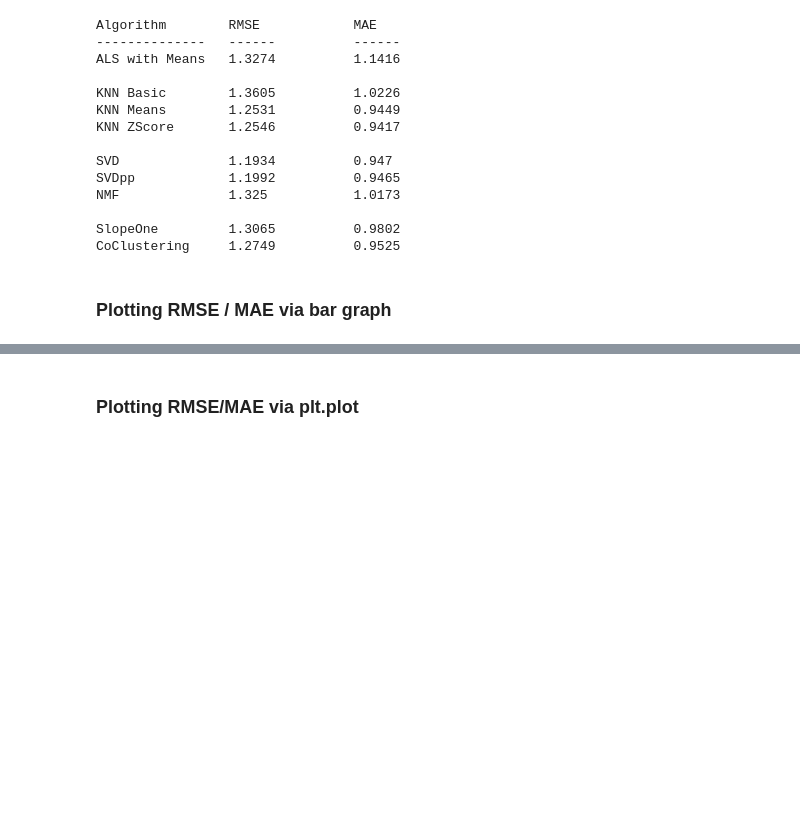
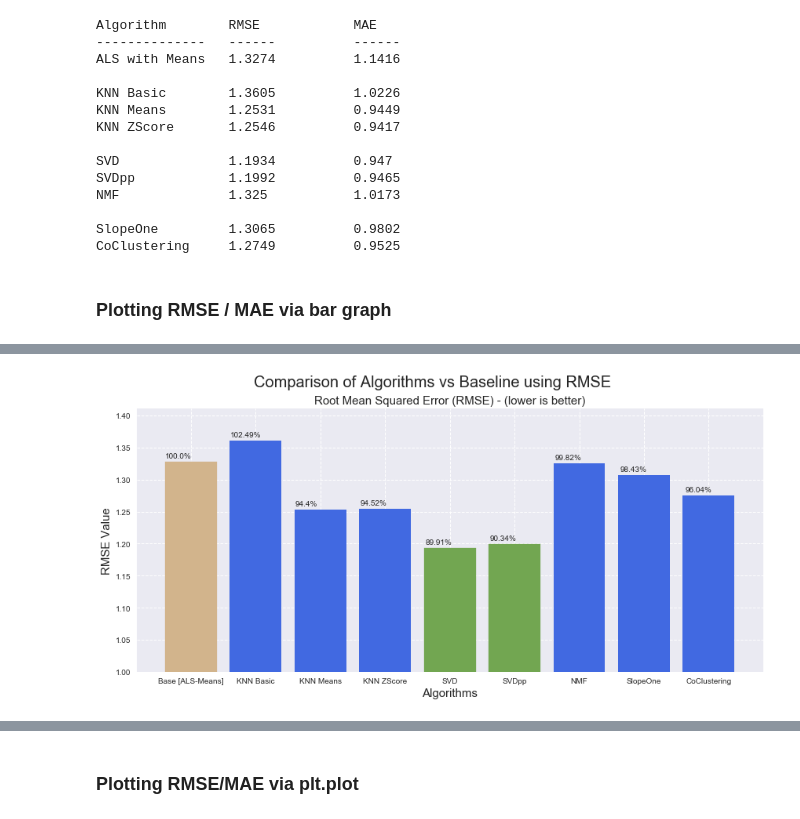
Before and after one commit to mik3up/yelp_recommender_old, a Jupyter notebook: src/Modelling.ipynb, the cells around one changed output, grey strips where cells are left out. Cells and saved outputs as stored; diff of their text form; code cells hidden in the pictures; blank space fills up the shorter version.

Commit message:
updated charts

```diff
--- a/src/Modelling.ipynb
+++ b/src/Modelling.ipynb
@@ -638,0 +571,26 @@ plt.show();
+# %%
+fig, ax = plt.subplots(1,1, figsize=(12,6))
+fig.suptitle('Comparison of Algorithms vs Baseline using RMSE', fontsize=20, verticalalignment='top')
+ax.set_title('Root Mean Squared Error (RMSE) - (lower is better)', loc='center', fontsize=15)
+c = ax.bar(x_algo, rmse_cv, label='RMSE', color='royalblue')
+c[0].set_color('tan')
+c[4].set_color('#72A651')
+c[5].set_color('#72A651')
+ax.set_ylim(bottom=1.0, top=max(rmse_cv)+.05)
+# ax[0].plot(x_algo, rmse_cv, label='RMSE', color='darkred', marker='o')
+ax.set_xlabel('Algorithms', fontsize=15)
+ax.set_ylabel('RMSE Value', fontsize=15)
+ax.grid(ls='dashed')
+
+# annotate bar graph 1
+base0=1.3274
+percent0 = [round(n/base0*100,2) for n in rmse_cv]
+for i,p in enumerate(ax.patches):
+    ax.annotate(str(percent0[i])+'%', (p.get_x() * 1.005, p.get_height() * 1.005))
+
+plt.tight_layout()
+fig.subplots_adjust(top=.88)
+plt.savefig('../img/rmse_barchart.png', dpi=350, alpha=0)
+plt.show();
+# %% [output]
+[figure, added]
```
Also changed, not shown: parts of 3 cells of this notebook.
